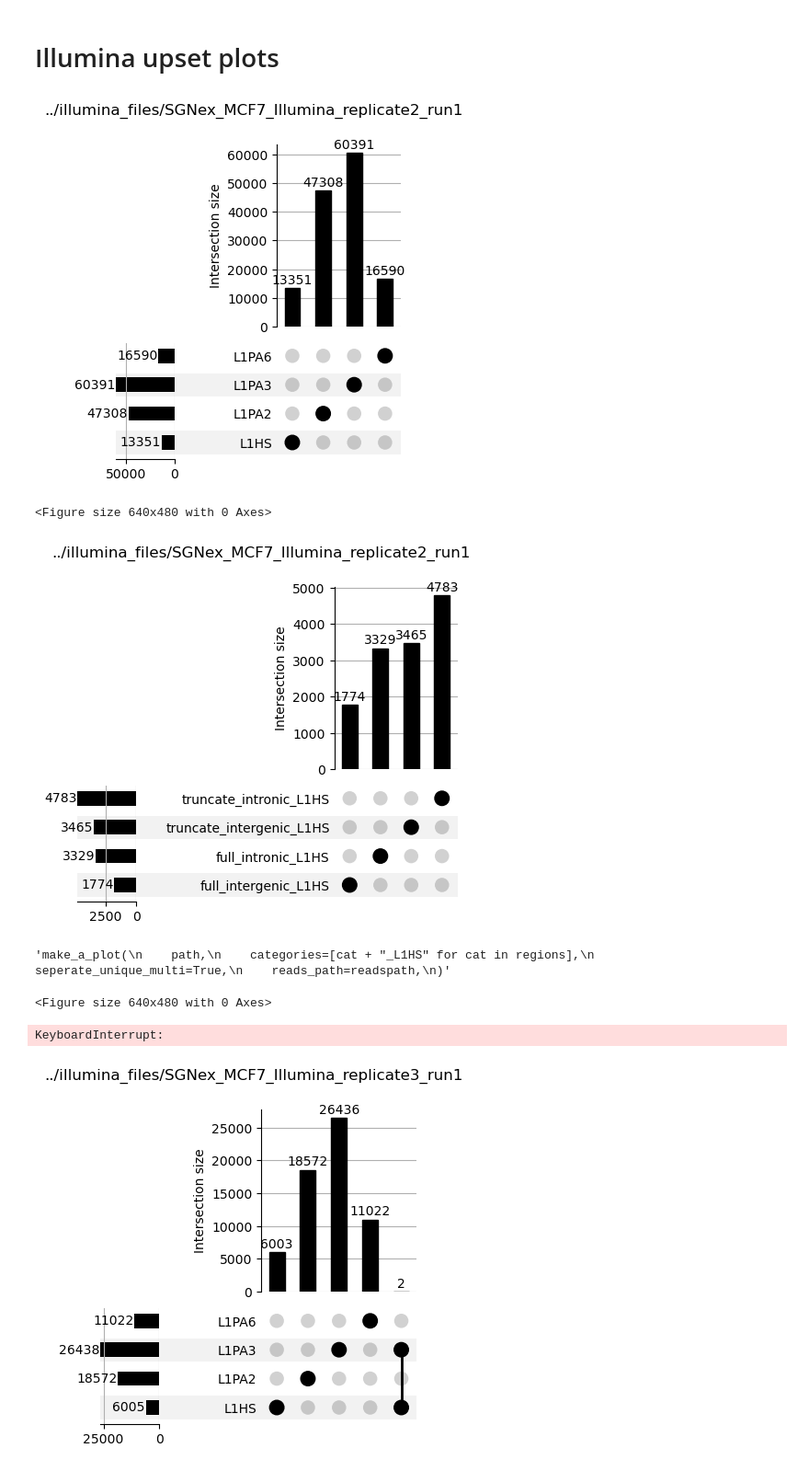
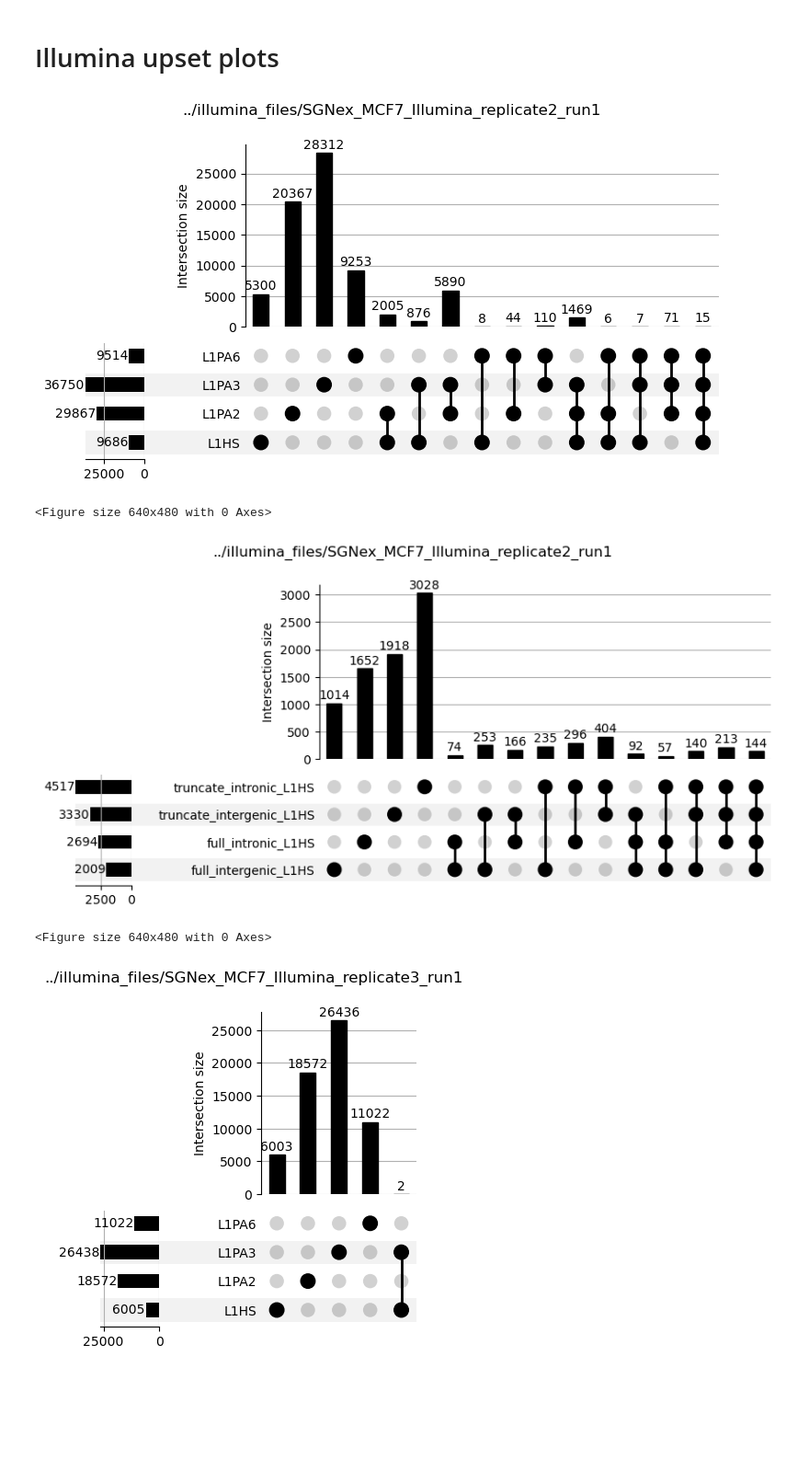
Before and after one commit to gage-lab/bulk_te_bench, a Jupyter notebook: analysis/upset/20240320_gtf_multimap.ipynb, the cells around one changed output. Shown at 92% size. Drawn from its saved outputs; the diff is of its cells as text; code cells hidden in the pictures; blank space fills up the shorter version.

Commit message:
add outdir specificity + short read scripts

```diff
--- a/analysis/upset/20240320_gtf_multimap.ipynb
+++ b/analysis/upset/20240320_gtf_multimap.ipynb
@@ -210,6 +210,7 @@ def read_data(
     categories: list,
     seperate_unique_multi: bool = False,
     reads_path=None,
+    illumina=False,
 ) -> pd.DataFrame():
     """
     reads bedfiles for categories in path and return dataframe compatible with upsetplot
@@ -225,26 +226,33 @@ def read_data(
     ids = {}
     # get list of read_ids for each sample
     for cat in categories:
-
         # if bed file is empty
         if Path(f"{base_path}/{cat}.bed").stat().st_size == 0:
             continue
 
-        if not seperate_unique_multi:
-            ids[cat] = (
+        if illumina:
+            readIDs = set(
+                pd.read_csv(f"{base_path}/{cat}.bed", sep="\t", header=None)[3]
+                .str[:-2]
+                .drop_duplicates()
+                .to_list()
+            )
+        else:
+            readIDs = set(
                 pd.read_csv(f"{base_path}/{cat}.bed", sep="\t", header=None)[3]
                 .drop_duplicates()
                 .to_list()
             )
+
+        if not seperate_unique_multi:
+            ids[cat] = readIDs
+
         else:
             # iterate through reads and determine if unique or not
             ids[cat + "_unique"] = []
             ids[cat + "_multi"] = []
-            for read in (
-                pd.read_csv(f"{base_path}/{cat}.bed", sep="\t", header=None)[3]
-                .drop_duplicates()
-                .to_list()
-            ):
+
+            for read in readIDs:
                 if read in unique_reads:
                     ids[cat + "_unique"].append(read)
                 else:
@@ -272,7 +280,11 @@ all_dirs = [
 
 
 def make_a_plot(
-    path: str, categories: list, seperate_unique_multi: bool = False, reads_path=None
+    path: str,
+    categories: list,
+    seperate_unique_multi: bool = False,
+    reads_path=None,
+    illumina=False,
 ):
     """
     uses upsetplot to make a plot of the data
@@ -281,7 +293,7 @@ def make_a_plot(
     @param seperate_unique_multi: bool if True, will seperate unique and multi reads
     @param reads_path: str path to file with unique reads, only used if seperate_unique_multi is True
     """
-    data = read_data(path, categories, seperate_unique_multi, reads_path)
+    data = read_data(path, categories, seperate_unique_multi, reads_path, illumina)
     UpSet(data, subset_size="auto", show_counts=True, sort_categories_by="input").plot()
     plt.suptitle(path)
     plt.show()
@@ -415,24 +427,22 @@ make_a_plot(
 # %%
 path = "../illumina_files/SGNex_MCF7_Illumina_replicate2_run1"
 readspath = "../illumina_files/SGNex_MCF7_Illumina_replicate2_run1/SGNex_MCF7_Illumina_replicate2_run1_unique_reads.txt"
 
-make_a_plot(path, categories=L1_families)
-make_a_plot(path, categories=[cat + "_L1HS" for cat in regions])
+make_a_plot(path, categories=L1_families, illumina=True)
+make_a_plot(path, categories=[cat + "_L1HS" for cat in regions], illumina=True)
 # %% [output]
-[figure, old version]
+[figure, new version]
 <Figure size 640x480 with 0 Axes>
-[figure, old version]
+[figure, new version]
-'make_a_plot(\n    path,\n    categories=[cat + "_L1HS" for cat in regions],\n    seperate_unique_multi=True,\n    reads_path=readspath,\n)'
+<Figure size 640x480 with 0 Axes>
-<Figure size 640x480 with 0 Axes>
 # %%
 make_a_plot(
     path,
     categories=[cat + "_L1HS" for cat in regions],
     seperate_unique_multi=True,
     reads_path=readspath,
+    illumina=True,
 )
-# %% [output]
-KeyboardInterrupt:
 # %%
 path = "../illumina_files/SGNex_MCF7_Illumina_replicate3_run1"
 readspath = "../illumina_files/SGNex_MCF7_Illumina_replicate3_run1/SGNex_MCF7_Illumina_replicate3_run1_unique_reads.txt"
```
Also changed, not shown: 4 other files.
